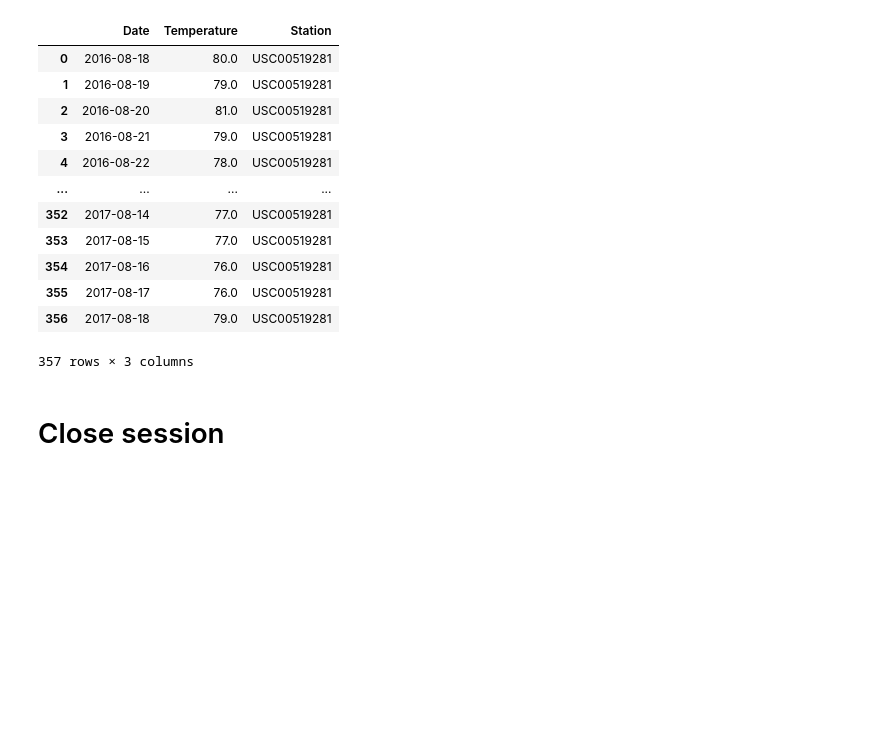
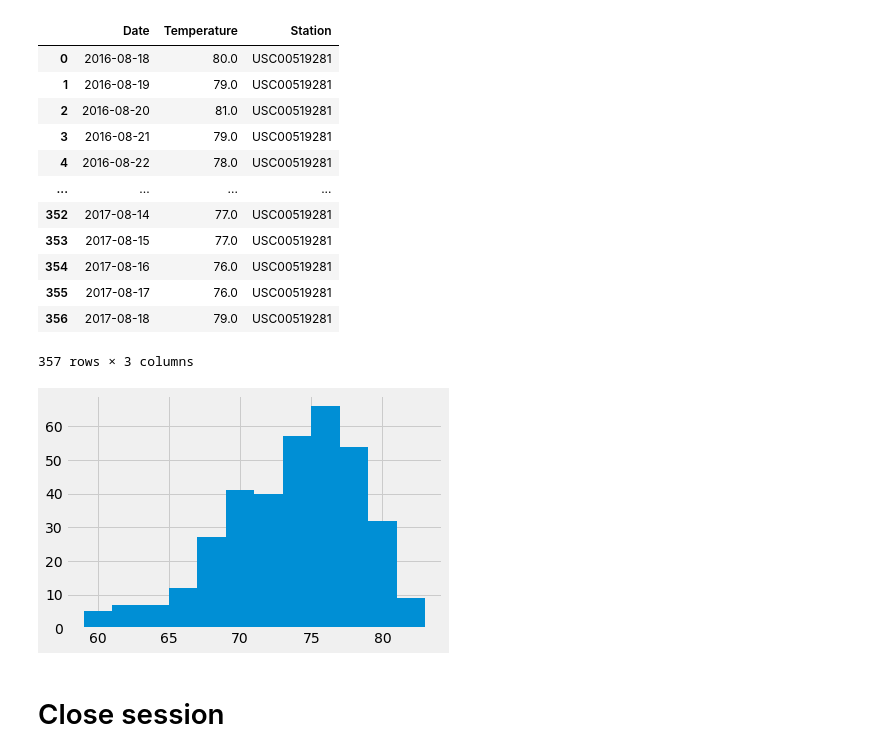
Before and after one commit to joluigi/sqlalchemy-challenge, a Jupyter notebook: climate_starter.ipynb, the cells around one changed output. Saved outputs shown, nothing was run; the diff lists cells and outputs as text; code cells hidden in the pictures; blank space fills up the shorter version.

Commit message:
Temperature histogram has been added

```diff
--- a/climate_starter.ipynb
+++ b/climate_starter.ipynb
@@ -173,18 +173,20 @@ st_recent_mth
 # Using the most active station id
 # Query the last 12 months of temperature observation data for this station and plot the results as a histogram
 
-
-from sqlalchemy import and_
 p_temp_f = []
 p_date_f = []
 stat_c = []
 for row in session.query(Measurement)\
-    .filter(and_(Measurement.date >= '2016-08-18', Measurement.station == 'USC00519281')):
+    .filter(and_(Measurement.date >= '2016-08-18',
+                 Measurement.station == 'USC00519281')):
 
     p_date_f.append(row.date)
     p_temp_f.append(row.tobs)
     stat_c.append(row.station)
 
+
+# Displaying a DataFrame to check filtered data is within filters selected
+
 st_temp_data = pd.DataFrame({'Date':p_date_f,
               'Temperature':p_temp_f,
               'Station':stat_c })
@@ -203,6 +205,12 @@ st_temp_data
 | 355 | 2017-08-17 | 76.0 | USC00519281 |
 | 356 | 2017-08-18 | 79.0 | USC00519281 |
 357 rows × 3 columns
+# %%
+# Plotting retrieved data
+plt.hist(p_temp_f, bins=12)
+plt.show()
+# %% [output]
+[figure, added]
 # %% [markdown]
 # Close session
 # %%
```
Also changed, not shown: parts of 1 cell of this notebook.
